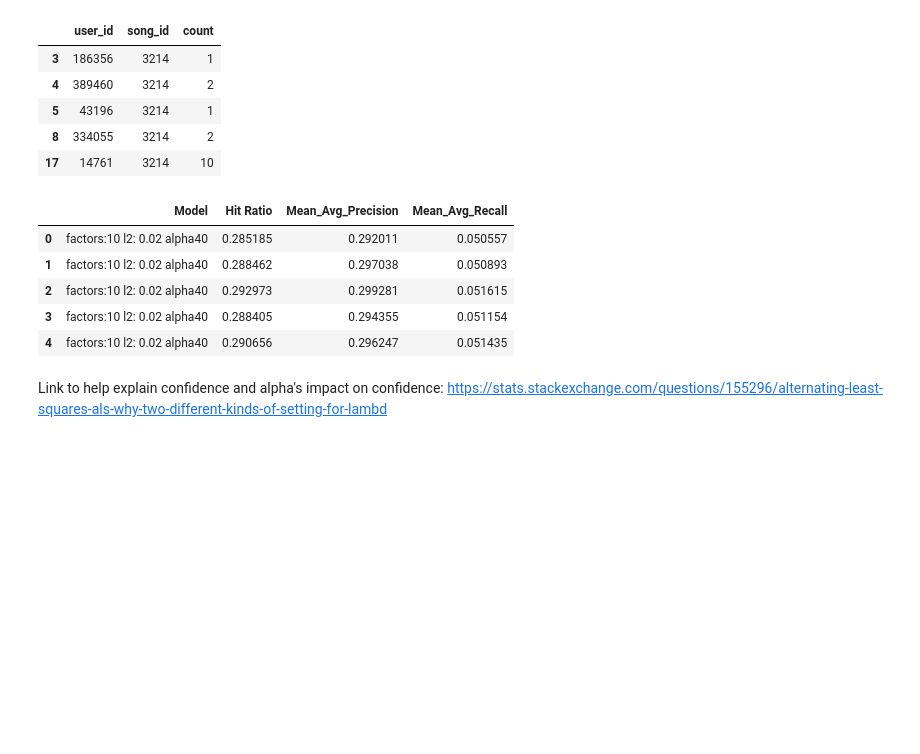
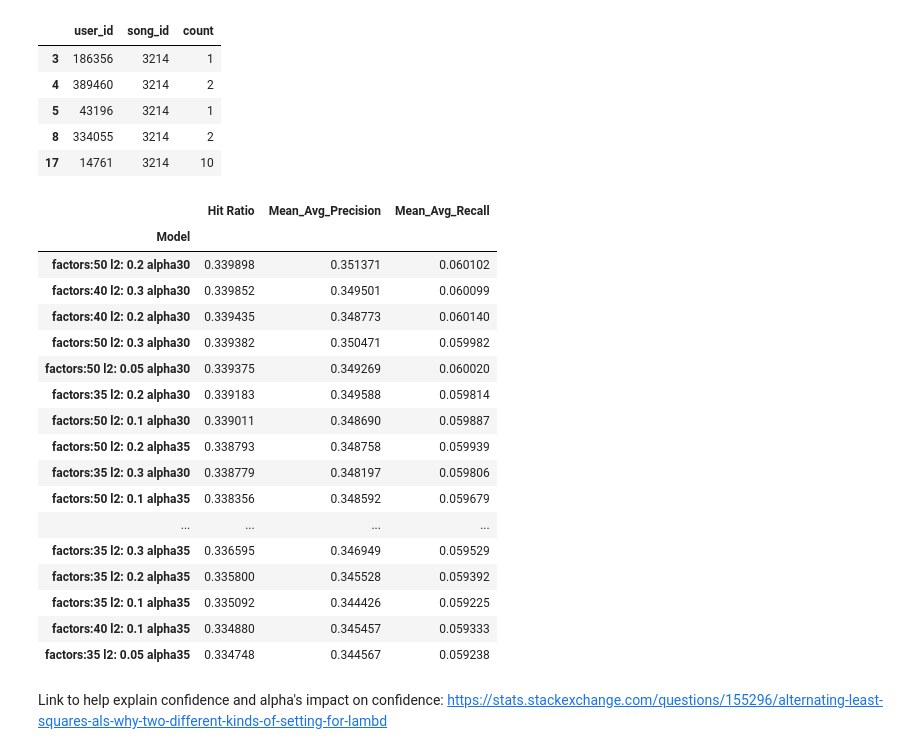
Before and after one commit to skhatri-28/Song-Recommendation-System-Project, a Jupyter notebook: notebooks/Matrix Factorization Model.ipynb, the cells around one changed output. Saved outputs shown, nothing was run; the diff lists cells and outputs as text; code cells hidden in the pictures; blank space fills up the shorter version.

```diff
--- a/notebooks/Matrix Factorization Model.ipynb
+++ b/notebooks/Matrix Factorization Model.ipynb
@@ -167,10 +167,9 @@ import implicit
 ## Knowing the number of latent or hidden factors influencing the model is impossible. We should
 ## start at 5-10, then increase by 5 until performance of model stops improving
 from sklearn.model_selection import StratifiedKFold
-k_latent_factors = [5, 6, 7, 8, 9, 10, 15, 20, 25, 30, 35, 40]
-regularization_options = [0.02, 0.05, 0.08, 0.1, 0.2, 0.3, 0.4]
-k_iterations = [3, 6, 9, 12, 15, 18, 20]
-alpha_options = [30, 35, 40, 45, 50]
+k_latent_factors = [35, 40, 50]
+regularization_options = [0.05, 0.1, 0.2, 0.3]
+alpha_options = [30, 35]
 col_names=['Model', 'Hit Ratio', 'Mean_Avg_Precision', 'Mean_Avg_Recall']
 x = model_df[['song_id', 'count']].to_numpy()
 y = model_df[['user_id']].to_numpy()
@@ -215,13 +214,27 @@ for k in k_latent_factors:
                 instance = {'Model': model_name, 'Hit Ratio': hit_ratio, 'Mean_Avg_Precision': mean_average_precision, 'Mean_Avg_Recall': mean_average_recall}
                 model_evaluation_metrics_df = model_evaluation_metrics_df.append(instance, ignore_index=True)
 # %%
+model_evaluation_metrics_df = model_evaluation_metrics_df.groupby('Model').mean()
+model_evaluation_metrics_df.sort_values(by=['Hit Ratio'], ascending=False)
 # %% [output]
-|  | Model | Hit Ratio | Mean_Avg_Precision | Mean_Avg_Recall |
-| 0 | factors:10 l2: 0.02 alpha40 | 0.285185 | 0.292011 | 0.050557 |
-| 1 | factors:10 l2: 0.02 alpha40 | 0.288462 | 0.297038 | 0.050893 |
-| 2 | factors:10 l2: 0.02 alpha40 | 0.292973 | 0.299281 | 0.051615 |
-| 3 | factors:10 l2: 0.02 alpha40 | 0.288405 | 0.294355 | 0.051154 |
-| 4 | factors:10 l2: 0.02 alpha40 | 0.290656 | 0.296247 | 0.051435 |
+|  | Hit Ratio | Mean_Avg_Precision | Mean_Avg_Recall |
+| Model |  |  |  |
+| factors:50 l2: 0.2 alpha30 | 0.339898 | 0.351371 | 0.060102 |
+| factors:40 l2: 0.3 alpha30 | 0.339852 | 0.349501 | 0.060099 |
+| factors:40 l2: 0.2 alpha30 | 0.339435 | 0.348773 | 0.060140 |
+| factors:50 l2: 0.3 alpha30 | 0.339382 | 0.350471 | 0.059982 |
+| factors:50 l2: 0.05 alpha30 | 0.339375 | 0.349269 | 0.060020 |
+| factors:35 l2: 0.2 alpha30 | 0.339183 | 0.349588 | 0.059814 |
+| factors:50 l2: 0.1 alpha30 | 0.339011 | 0.348690 | 0.059887 |
+| factors:50 l2: 0.2 alpha35 | 0.338793 | 0.348758 | 0.059939 |
+| factors:35 l2: 0.3 alpha30 | 0.338779 | 0.348197 | 0.059806 |
+| factors:50 l2: 0.1 alpha35 | 0.338356 | 0.348592 | 0.059679 |
+| ... | ... | ... | ... |
+| factors:35 l2: 0.3 alpha35 | 0.336595 | 0.346949 | 0.059529 |
+| factors:35 l2: 0.2 alpha35 | 0.335800 | 0.345528 | 0.059392 |
+| factors:35 l2: 0.1 alpha35 | 0.335092 | 0.344426 | 0.059225 |
+| factors:40 l2: 0.1 alpha35 | 0.334880 | 0.345457 | 0.059333 |
+| factors:35 l2: 0.05 alpha35 | 0.334748 | 0.344567 | 0.059238 |
 # %% [markdown]
 Link to help explain confidence and alpha's impact on confidence:
 https://stats.stackexchange.com/questions/155296/alternating-least-squares-als-why-two-different-kinds-of-setting-for-lambd
```
Also changed, not shown: parts of 1 cell of this notebook, 2 other files.
